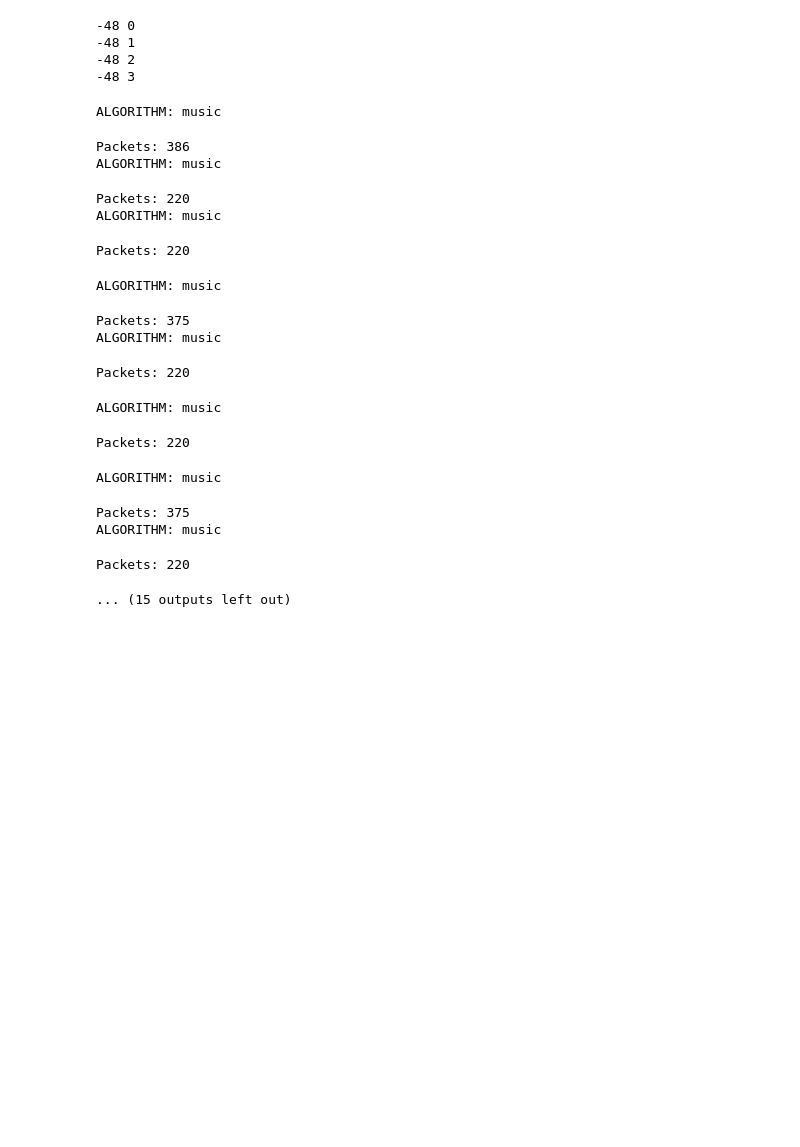
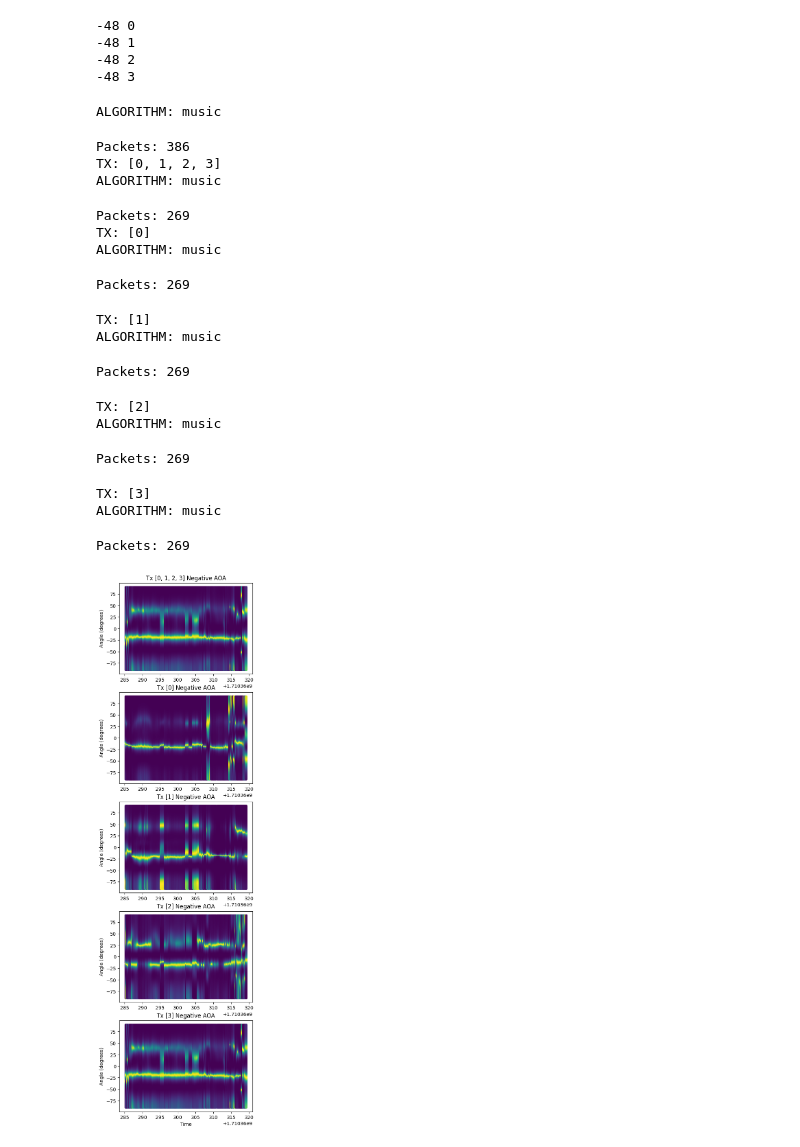
Before and after one commit to Navidt/SignalPropogation, a Jupyter notebook: visualization.ipynb, the cells around one changed output. Drawn from its saved outputs; the diff is of its cells as text; code cells hidden in the pictures; blank space fills up the shorter version.

Commit message:
More data processing

```diff
--- a/visualization.ipynb
+++ b/visualization.ipynb
@@ -843,45 +844,48 @@ headOnFullBlockedData = rosbag.Bag("HeadOnFullBlocked_2024-03-13-12-40-33.bag")
 
 # plot_angle_profiles(rotationProfile, "All tx")
 
 bags = [rosbag.Bag(f"csiTesting/experiment2/AOA{x}.bag") for x in ['-2', '0', '+']]
-titles = ["Negative AOA", "Zero AOA", "Positive AOA"]
-bags = [headOnData, headOnBlockedData, headOnFullBlockedData]
-titles = ["Head On", "Head On Blocked", "Head On Full Blocked"]
+# titles = ["Negative AOA", "Zero AOA", "Positive AOA"]
+bags = [bags[0]]
+titles = ["Negative AOA"]
+# bags = [headOnData, headOnBlockedData, headOnFullBlockedData]
+# titles = ["Head On", "Head On Blocked", "Head On Full Blocked"]
 compare_angle_profiles(bags, titles, "music")
 
 # for tx in range(-1, 4):
 #     if (tx < 0):
 #         tx = [0, 1, 2, 3]
 #     else:
 #         tx = [tx]
 #     fig, (ax0, ax1, ax2) = plt.subplots(1, 3, figsize=(15, 4))
 #     blocked = get_angle_profiles(headOnBlockedData, "music", txs=tx)
 
 #     notBlocked = get_angle_profiles(headOnData, "music", txs=tx)
 
 #     fullBlocked = get_angle_profiles(headOnFullBlockedData, "music", txs=tx)
 
 #     plot_angle_profiles(notBlocked, f"Not Blocked Tx {tx}", ax0)
 
 #     plot_angle_profiles(blocked, f"Blocked Tx {tx}", ax1)
 
 #     plot_angle_profiles(fullBlocked, f"Full Blocked Tx {tx}", ax2)
 #     plt.show()
 # %% [output]
 ALGORITHM: music
 Packets: 386
+TX: [0, 1, 2, 3]
 ALGORITHM: music
-Packets: 220
+Packets: 269
+TX: [0]
 ALGORITHM: music
-Packets: 220
+Packets: 269
+TX: [1]
 ALGORITHM: music
-Packets: 375
-ALGORITHM: music
+Packets: 269
-Packets: 220
+TX: [2]
+ALGORITHM: music
-ALGORITHM: music
+Packets: 269
-Packets: 220
+TX: [3]
+ALGORITHM: music
-ALGORITHM: music
+Packets: 269
-Packets: 375
-ALGORITHM: music
-Packets: 220
-... (15 outputs left out)
+[figure, added]
```
Also changed, not shown: parts of 10 cells of this notebook, 4 other files.
